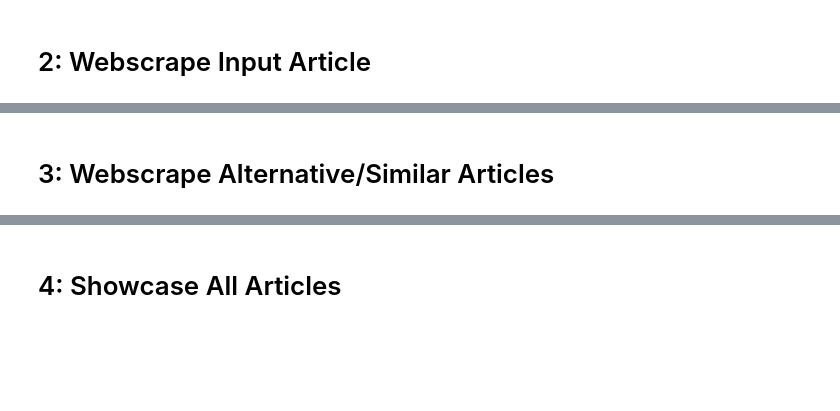
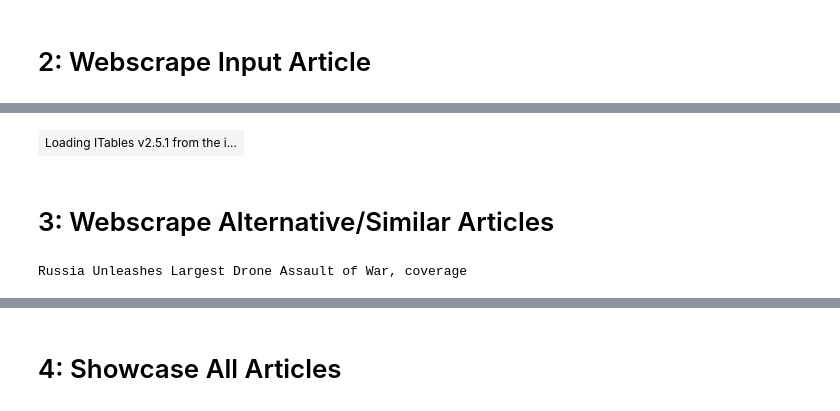
Before and after one commit to mouctar-diarra/Article-Bias-Prediction, a Jupyter notebook: News_Bias_Indicator.ipynb, the cells around one changed output, grey strips where cells are left out. Cells and saved outputs as stored; diff of their text form; code cells hidden in the pictures; blank space fills up the shorter version.

```diff
--- a/News_Bias_Indicator.ipynb
+++ b/News_Bias_Indicator.ipynb
@@ -28,7 +33,7 @@ diff_HTML = ['reuters.com']
 popup_sites = ['cnn.com']
 # %%
 # Adjust Input URL to desired article
-input_url = 'https://www.theguardian.com/business/2025/sep/05/us-jobs-report-august-tariffs'
+input_url = 'https://www.nytimes.com/2025/09/07/world/europe/russian-strike-kyiv-ukraine.html'
 # Adjust API Key
 api_key = 'Paste SERPAPI key here'
 # %% [markdown]
@@ -36,8 +41,8 @@ api_key = 'Paste SERPAPI key here'
 # %%
 def scrape_article(url, page_load_timeout=60, element_wait_timeout=30):
     """
-    Extract title and article content from a URL safely.
-    Relies on Selenium timeouts to prevent hanging.
+    Extract title and article content from provided URL.
+    Relies on Selenium timeouts to prevent hanging webpage.
 
     Parameters:
     - url: str, the URL to scrape
@@ -68,7 +73,7 @@ def scrape_article(url, page_load_timeout=60, element_wait_timeout=30):
                 except (TimeoutException, NoSuchElementException):
                     pass  # Pop-up not present, continue
 
-        # Extract title safely
+        # Extract title
         try:
             title = WebDriverWait(driver, element_wait_timeout).until(
                 EC.presence_of_element_located((By.TAG_NAME, "h1"))
@@ -84,7 +89,6 @@ def scrape_article(url, page_load_timeout=60, element_wait_timeout=30):
         else:
             paragraphs = driver.find_elements(By.TAG_NAME, "p")
             content = " ".join([p.text for p in paragraphs])
-
         return pd.DataFrame([{"url": url, "title": title, "content": content}])
 
     except (TimeoutException, WebDriverException) as e:
@@ -97,7 +101,7 @@ def scrape_article(url, page_load_timeout=60, element_wait_timeout=30):
 
     finally:
         if driver:
-            driver.quit()
+            driver.quit()  # Close web page if error arrises or after webscrapping
 # %%
 def predict_bias(texts, model, tokenizer, label_map=None):
     """
@@ -181,11 +176,10 @@ input_article = scrape_article(input_url)
 input_article['text']  = input_article['title'] + " " + input_article['content']
 X_articles = input_article['text'].tolist()
 # %%
-# Load your saved model and tokenizer
-save_path = "C:/Users/mouct/Downloads/best_bias_model"
+# Load saved model and tokenizer
+save_path = "mouctar-diarra/news-bias-classifier"
 model = AutoModelForSequenceClassification.from_pretrained(save_path)
 tokenizer = AutoTokenizer.from_pretrained(save_path)
-
-# Put the model in evaluation mode
+# Apply the model in evaluation mode
 predictions = predict_bias(X_articles, model, tokenizer, label_map)
 print(predictions)
@@ -195,9 +191,17 @@ print(input_article[['url','title','bias']])
+# %%
+# Integrate bias to input article DataFrame
+input_article['bias'] = predictions
+current_bias = input_article['bias'].iloc[0]  # Reference point to compare with other articles
+input_article[['url','title','bias']]
+# %% [output]
+| Loading ITables v2.5.1 from the i... |
 # %% [markdown]
 # 3: Webscrape Alternative/Similar Articles
 # %%
-# Split the title into words, take the first 8, and join them back
+# Create search query
 first_8_words = " ".join(input_article['title'].iloc[0].split()[:7])
 search_query = first_8_words + " coverage"
-current_bias = input_article['bias'].iloc[0]
 print(search_query)
+# %% [output]
+Russia Unleashes Largest Drone Assault of War, coverage
 # %%
```
Also changed, not shown: parts of 13 cells of this notebook, 1 other file.
